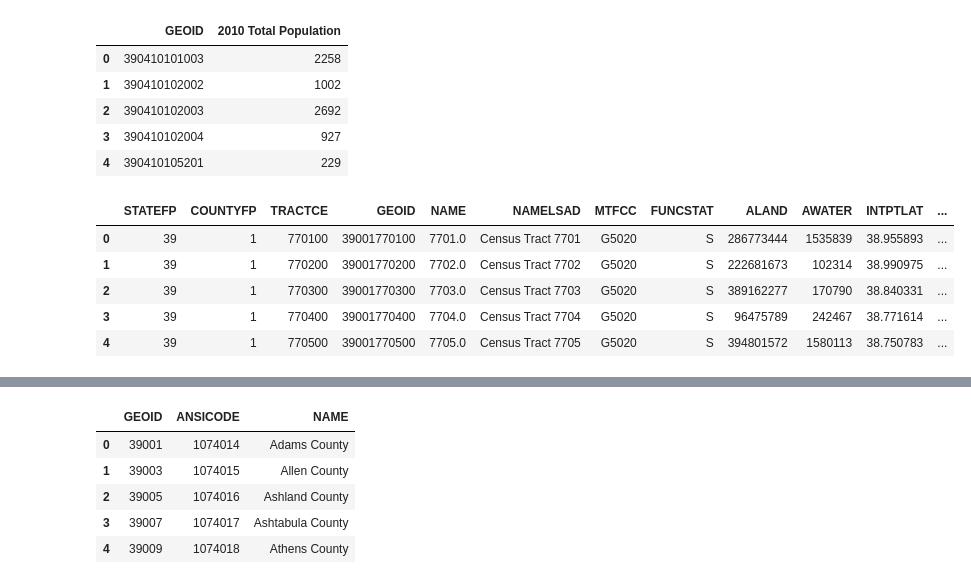
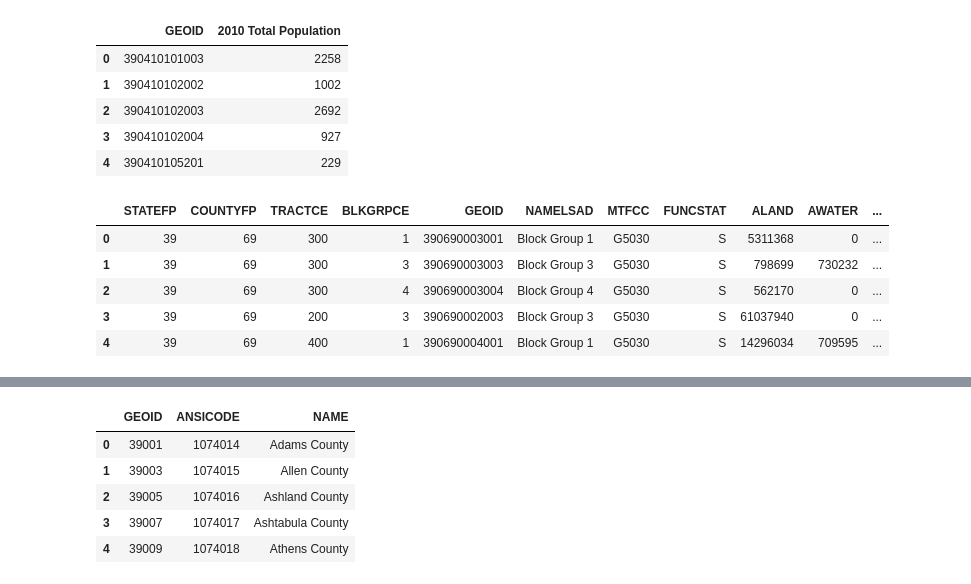
Before and after one commit to data-x-sp19/EVAC, a Jupyter notebook: PT_data.ipynb, the cells around one changed output, grey strips where cells are left out. Cells and saved outputs as stored; diff of their text form; code cells hidden in the pictures.

Commit message:
Used block data instead of tract data, most granular data, still need to figure out scale of density and size

```diff
--- a/PT_data.ipynb
+++ b/PT_data.ipynb
@@ -49,15 +49,15 @@ census_data.head()
 | 3 | 390410102004 | 927 |
 | 4 | 390410105201 | 229 |
 # %%
-tract_data = pd.read_excel("Data/census_tract_data.xlsx")
-tract_data.head()
+block_data = pd.read_excel("Data/census_block_data.xlsx")
+block_data.head()
 # %% [output]
-|  | STATEFP | COUNTYFP | TRACTCE | GEOID | NAME | NAMELSAD | MTFCC | FUNCSTAT | ALAND | AWATER | INTPTLAT | ... |
-| 0 | 39 | 1 | 770100 | 39001770100 | 7701.0 | Census Tract 7701 | G5020 | S | 286773444 | 1535839 | 38.955893 | ... |
-| 1 | 39 | 1 | 770200 | 39001770200 | 7702.0 | Census Tract 7702 | G5020 | S | 222681673 | 102314 | 38.990975 | ... |
-| 2 | 39 | 1 | 770300 | 39001770300 | 7703.0 | Census Tract 7703 | G5020 | S | 389162277 | 170790 | 38.840331 | ... |
-| 3 | 39 | 1 | 770400 | 39001770400 | 7704.0 | Census Tract 7704 | G5020 | S | 96475789 | 242467 | 38.771614 | ... |
-| 4 | 39 | 1 | 770500 | 39001770500 | 7705.0 | Census Tract 7705 | G5020 | S | 394801572 | 1580113 | 38.750783 | ... |
+|  | STATEFP | COUNTYFP | TRACTCE | BLKGRPCE | GEOID | NAMELSAD | MTFCC | FUNCSTAT | ALAND | AWATER | ... |
+| 0 | 39 | 69 | 300 | 1 | 390690003001 | Block Group 1 | G5030 | S | 5311368 | 0 | ... |
+| 1 | 39 | 69 | 300 | 3 | 390690003003 | Block Group 3 | G5030 | S | 798699 | 730232 | ... |
+| 2 | 39 | 69 | 300 | 4 | 390690003004 | Block Group 4 | G5030 | S | 562170 | 0 | ... |
+| 3 | 39 | 69 | 200 | 3 | 390690002003 | Block Group 3 | G5030 | S | 61037940 | 0 | ... |
+| 4 | 39 | 69 | 400 | 1 | 390690004001 | Block Group 1 | G5030 | S | 14296034 | 709595 | ... |
 # %%
 ### For each GEOID in census_data, get the latitude, longitude, and how large that area is of that GEOID
 
```
Also changed, not shown: parts of 4 cells of this notebook, 2 other files.
